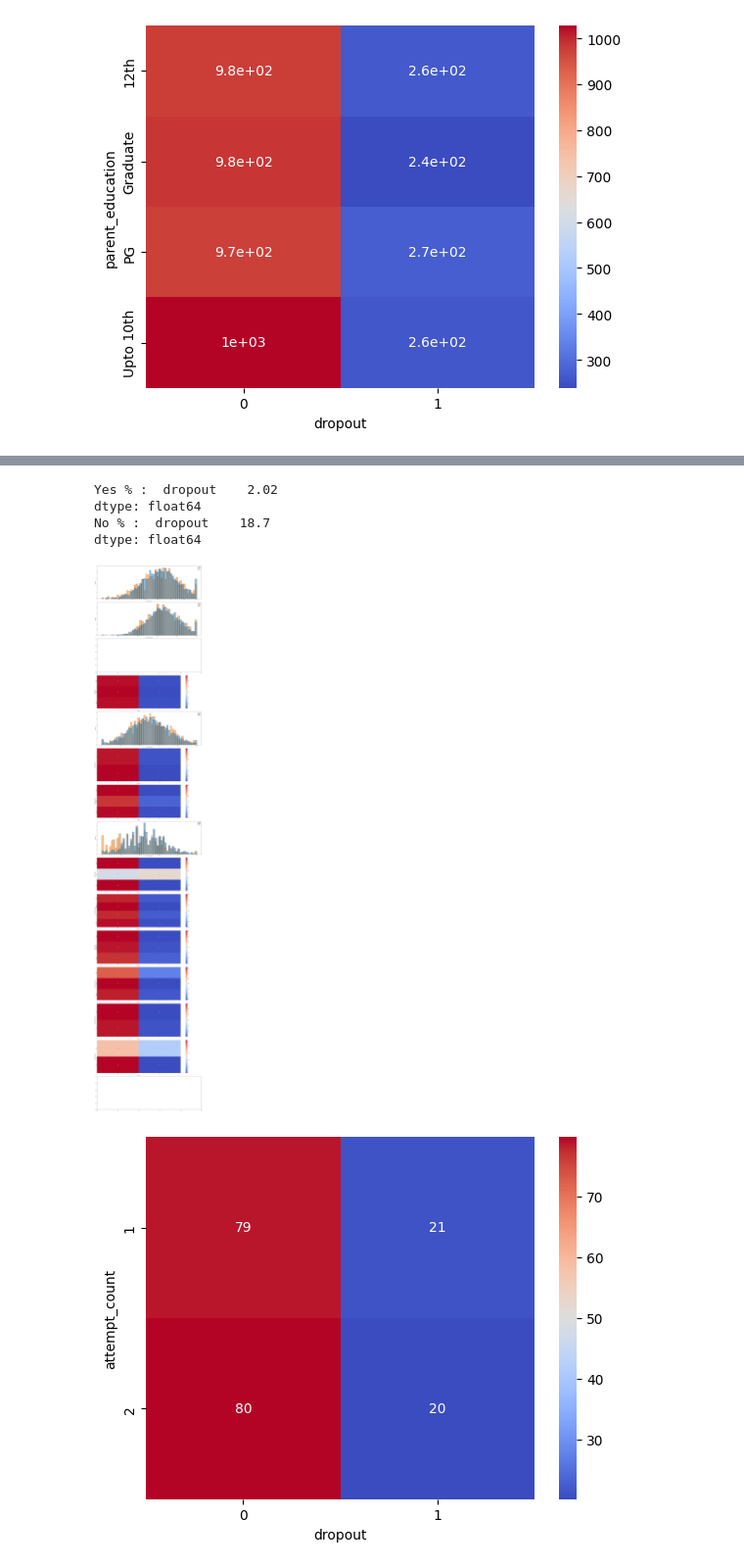
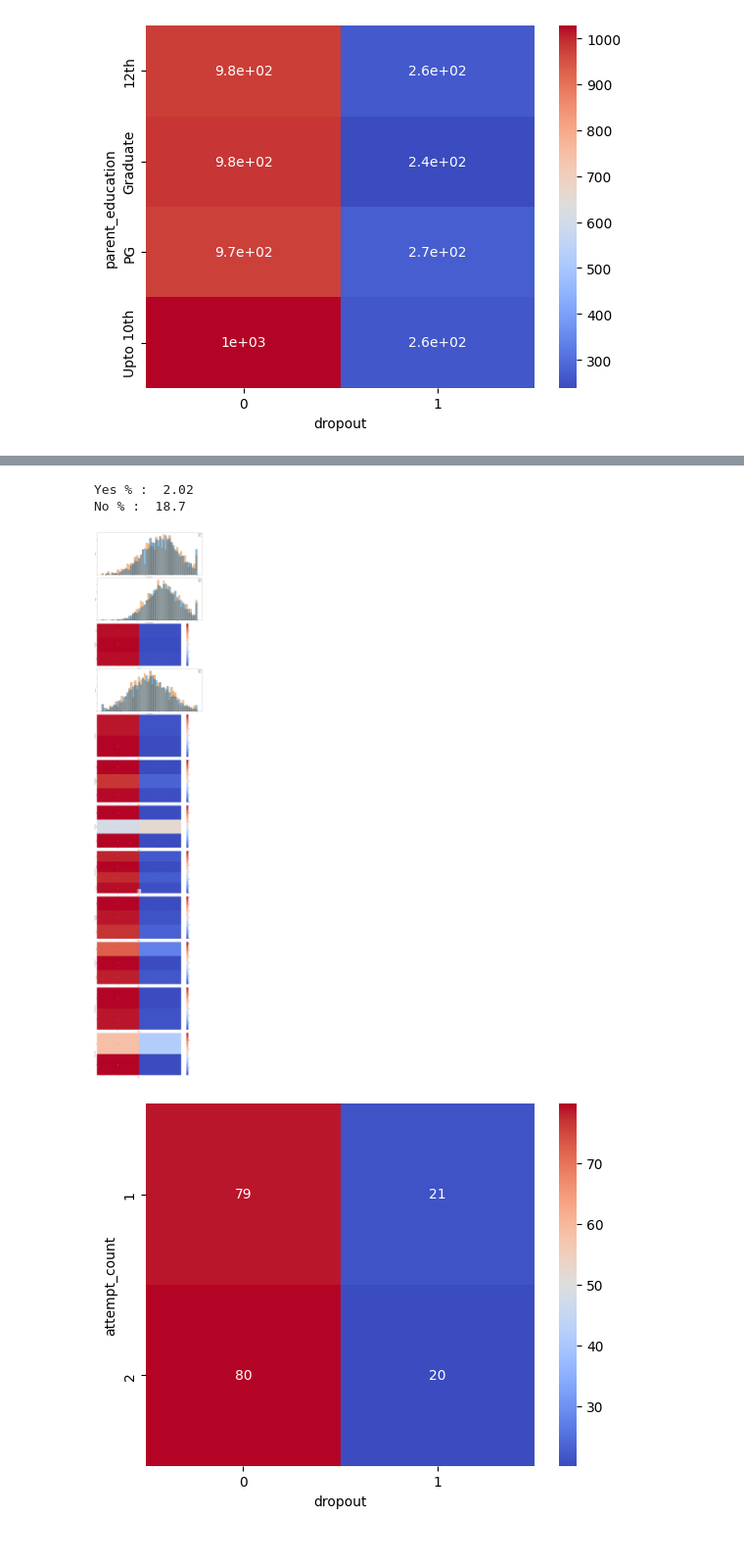
Before and after one commit to Chracker24/JEE_Dropout_ML_Project, a Jupyter notebook: Data Analysis/Feature_Engineering.ipynb, the cells around one changed output, grey strips where cells are left out. Shown at 98% size. Cells and saved outputs as stored; diff of their text form; code cells hidden in the pictures.

```diff
--- a/Data Analysis/Feature_Engineering.ipynb
+++ b/Data Analysis/Feature_Engineering.ipynb
@@ -557,3 +532,9 @@ plt.show()
 # %%
-jee_family[(jee_family["Income vs Admission"] == "Low_No")].count()
+x = jee_family[(jee_family["Income vs Admission"] == "Low_No")]["dropout"].count()
+y = jee[jee["dropout"]==1]["dropout"].count()
+print(f"""
+      The number of students who dropped because of
+      low family income and no admission taken = {x}
+      The total number of students who dropped out = {y}
+      """)
 # %% [output]
@@ -662,32 +622,30 @@ jee
 # %%
 for i in ["Yes","No"]:
-  x = ((jee[(jee["admission_taken"]==i) & (jee["dropout"]==1)])[["dropout"]].count()/(jee["dropout"]==1).count())*100
+  x = ((jee[(jee["admission_taken"]==i) & (jee["dropout"]==1)])["dropout"].count()/(jee["dropout"]==1).count())*100
   print(i,"% : ",x)
 # %% [output]
-Yes % :  dropout    2.02
-dtype: float64
-No % :  dropout    18.7
-dtype: float64
+Yes % :  2.02
+No % :  18.7
 # %%
-fig, axes = plt.subplots(15,1,figsize=(20,100))
+fig, axes = plt.subplots(12,1,figsize=(20,100))
 sns.histplot(data=jee, x="jee_main_score", hue="dropout", bins=50, stat='percent',fill=True, common_norm=False, ax=axes[0])
 sns.histplot(data=jee, x="jee_advanced_score", hue="dropout", bins=50, stat='percent',fill=True, common_norm=False, ax=axes[1])
-sns.heatmap(pd.crosstab(jee["school_board"],jee["dropout"], normalize='index')*100, annot=True, cmap="coolwarm", ax=axes[3])
-sns.histplot(data=jee, x="class_12_percent", hue="dropout", bins=50, stat='percent',fill=True, common_norm=False, ax=axes[4])
-sns.heatmap(pd.crosstab(jee["attempt_count"],jee["dropout"],normalize='index')*100, annot=True, cmap="coolwarm", ax=axes[5])
-sns.heatmap(pd.crosstab(jee["coaching_institute"],jee["dropout"],normalize='index')*100, annot=True, cmap="coolwarm", ax=axes[6])
+sns.heatmap(pd.crosstab(jee["school_board"],jee["dropout"], normalize='index')*100, annot=True, cmap="coolwarm", ax=axes[2])
+sns.histplot(data=jee, x="class_12_percent", hue="dropout", bins=50, stat='percent',fill=True, common_norm=False, ax=axes[3])
+sns.heatmap(pd.crosstab(jee["attempt_count"],jee["dropout"],normalize='index')*100, annot=True, cmap="coolwarm", ax=axes[4])
+sns.heatmap(pd.crosstab(jee["coaching_institute"],jee["dropout"],normalize='index')*100, annot=True, cmap="coolwarm", ax=axes[5])
 sns.histplot(data=jee, x="daily_study_hours", hue="dropout", bins=50, stat='percent',fill=True, common_norm=False, ax=axes[7])
-sns.heatmap(pd.crosstab(jee["family_income"],jee["dropout"],normalize='index')*100, annot=True, cmap="coolwarm", ax=axes[8])
-sns.heatmap(pd.crosstab(jee["parent_education"],jee["dropout"], normalize='index')*100, annot=True, cmap="coolwarm", ax=axes[9])
-sns.heatmap(pd.crosstab(jee["location_type"],jee["dropout"],normalize='index')*100, annot=True, cmap="coolwarm", ax=axes[10])
-sns.heatmap(pd.crosstab(jee["peer_pressure_level"],jee["dropout"],normalize='index')*100, annot=True, cmap="coolwarm", ax=axes[11])
-sns.heatmap(pd.crosstab(jee["mental_health_issues"],jee["dropout"],normalize='index')*100, annot=True, cmap="coolwarm", ax=axes[12])
-sns.heatmap(pd.crosstab(jee["admission_taken"],jee["dropout"],normalize='index')*100, annot=True, cmap="coolwarm", ax=axes[13])
+sns.heatmap(pd.crosstab(jee["family_income"],jee["dropout"],normalize='index')*100, annot=True, cmap="coolwarm", ax=axes[6])
+sns.heatmap(pd.crosstab(jee["parent_education"],jee["dropout"], normalize='index')*100, annot=True, cmap="coolwarm", ax=axes[7])
+sns.heatmap(pd.crosstab(jee["location_type"],jee["dropout"],normalize='index')*100, annot=True, cmap="coolwarm", ax=axes[8])
+sns.heatmap(pd.crosstab(jee["peer_pressure_level"],jee["dropout"],normalize='index')*100, annot=True, cmap="coolwarm", ax=axes[9])
+sns.heatmap(pd.crosstab(jee["mental_health_issues"],jee["dropout"],normalize='index')*100, annot=True, cmap="coolwarm", ax=axes[10])
+sns.heatmap(pd.crosstab(jee["admission_taken"],jee["dropout"],normalize='index')*100, annot=True, cmap="coolwarm", ax=axes[11])
 
 plt.tight_layout()
 plt.show()
 # %% [output]
-[figure, old version]
+[figure, new version]
 # %%
 sns.heatmap(pd.crosstab(jee["attempt_count"],jee["dropout"], normalize='index')*100, annot=True, cmap="coolwarm")
 plt.show()
```
Also changed, not shown: parts of 67 cells of this notebook, 1 other file.
